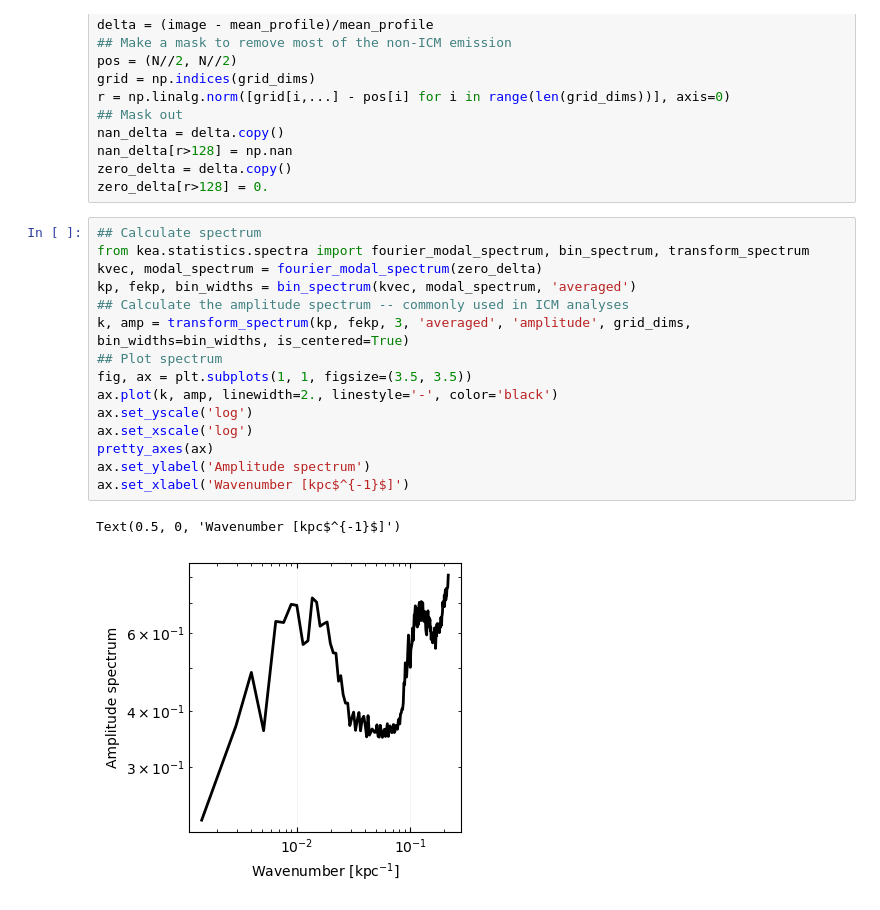
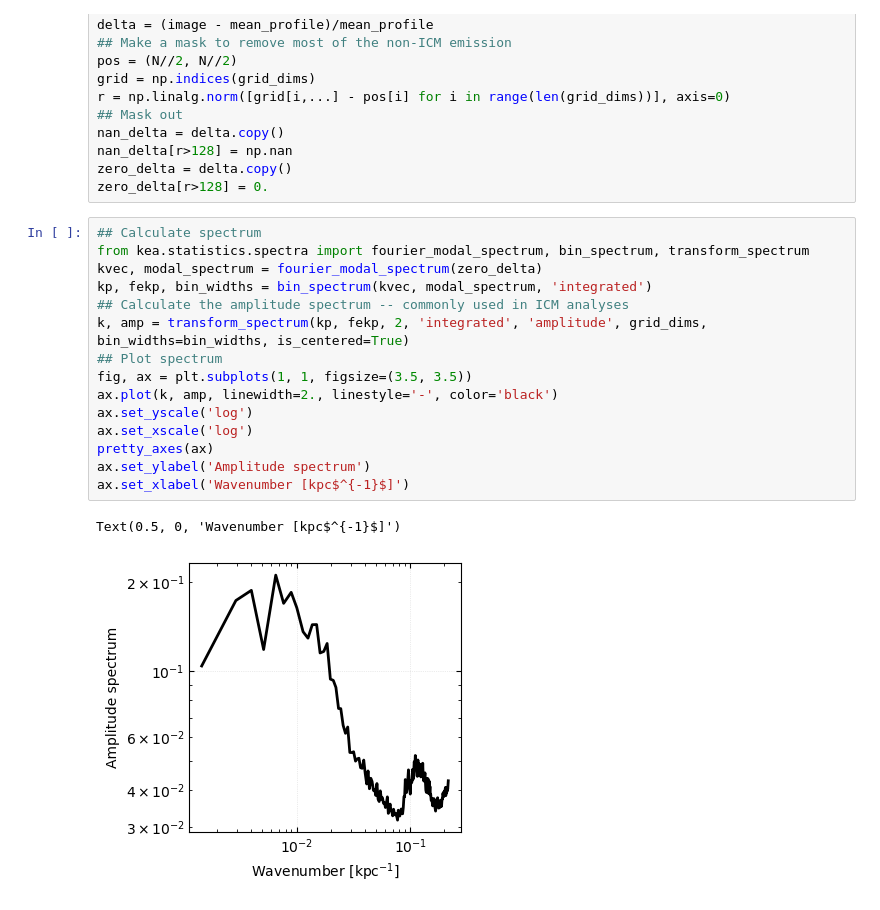
Before and after one commit to mab68/Kea, a Jupyter notebook: docs/source/examples/2_icm_example.ipynb, the cells around one changed output. Cells and saved outputs as stored; diff of their text form.

```diff
--- a/docs/source/examples/2_icm_example.ipynb
+++ b/docs/source/examples/2_icm_example.ipynb
@@ -197,18 +197,18 @@ zero_delta[r>128] = 0.
 # %%
 ## Calculate spectrum
 from kea.statistics.spectra import fourier_modal_spectrum, bin_spectrum, transform_spectrum
 kvec, modal_spectrum = fourier_modal_spectrum(zero_delta)
-kp, fekp, bin_widths = bin_spectrum(kvec, modal_spectrum, 'averaged')
+kp, fekp, bin_widths = bin_spectrum(kvec, modal_spectrum, 'integrated')
 ## Calculate the amplitude spectrum -- commonly used in ICM analyses
-k, amp = transform_spectrum(kp, fekp, 3, 'averaged', 'amplitude', grid_dims, bin_widths=bin_widths, is_centered=True)
+k, amp = transform_spectrum(kp, fekp, 2, 'integrated', 'amplitude', grid_dims, bin_widths=bin_widths, is_centered=True)
 ## Plot spectrum
 fig, ax = plt.subplots(1, 1, figsize=(3.5, 3.5))
 ax.plot(k, amp, linewidth=2., linestyle='-', color='black')
 ax.set_yscale('log')
 ax.set_xscale('log')
 pretty_axes(ax)
 ax.set_ylabel('Amplitude spectrum')
 ax.set_xlabel('Wavenumber [kpc$^{-1}$]')
 # %% [output]
 Text(0.5, 0, 'Wavenumber [kpc$^{-1}$]')
-[figure, old version]
+[figure, new version]
```
Also changed, not shown: 6 other files.
